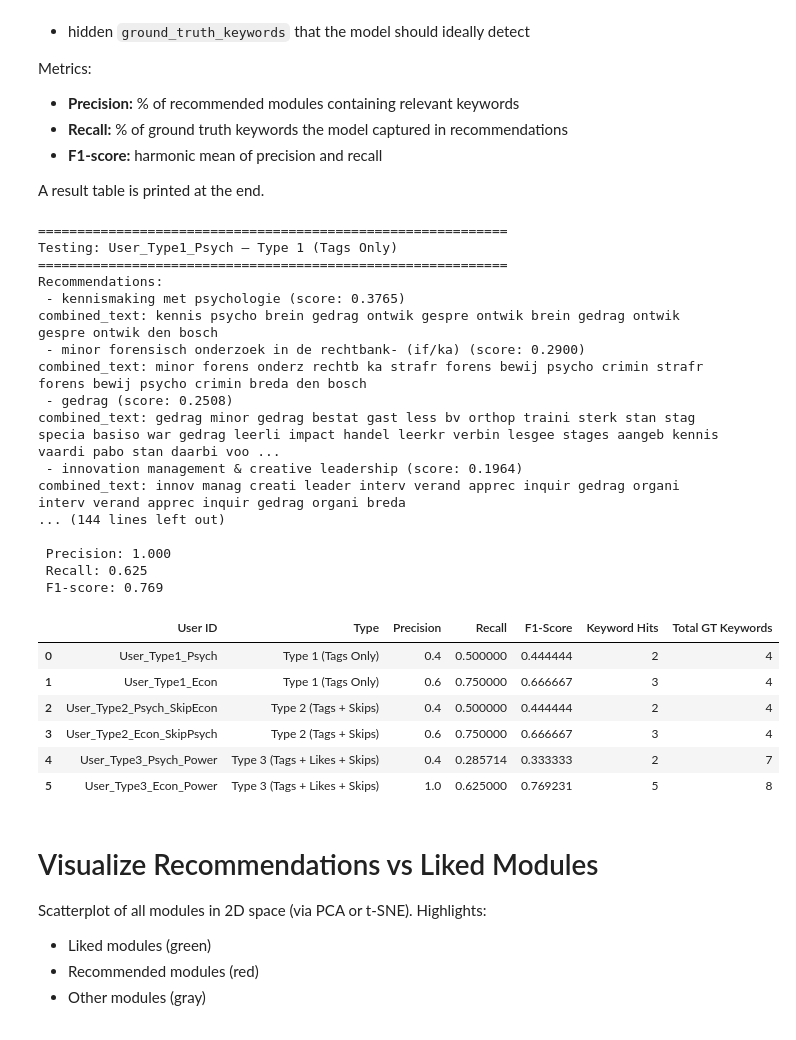
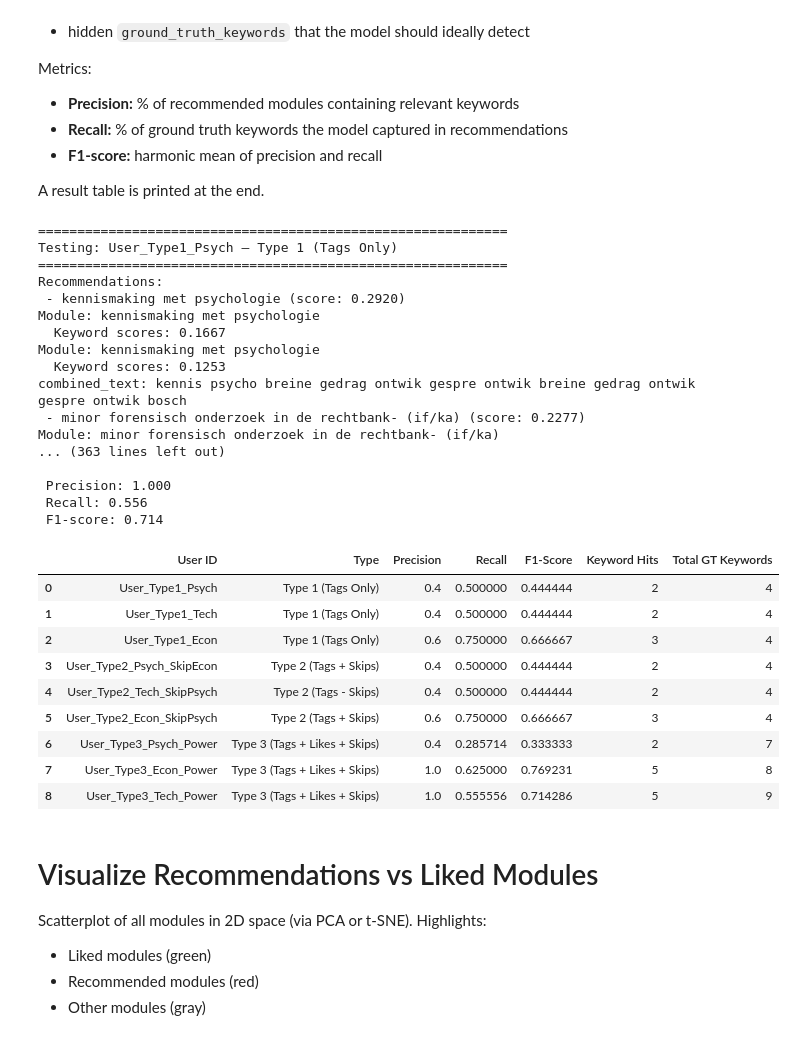
Before and after one commit to s-kroonen/Duo-LU2-AI, a Jupyter notebook: cleaning_recommendation_threepart.ipynb, the cells around one changed output. Cells and saved outputs as stored; diff of their text form; code cells hidden in the pictures.

Commit message:
new user and tag explanation

```diff
--- a/cleaning_recommendation_threepart.ipynb
+++ b/cleaning_recommendation_threepart.ipynb
@@ -58,8 +80,8 @@ except LookupError:
 
 # Load dataset
 raw_path = "Uitgebreide_VKM_dataset.csv"
-df_raw = pd.read_csv(raw_path)
-print(f"Loaded dataset with {len(df_raw)} rows and {len(df_raw.columns)} columns")
+df_pre_clean = pd.read_csv(raw_path)
+print(f"Loaded dataset with {len(df_pre_clean)} rows and {len(df_pre_clean.columns)} columns")
 
 # Setup Stopwords for Tags (Dutch + English)
 stop_words = set(stopwords.words('english')) | set(stopwords.words('dutch'))
@@ -212,7 +234,7 @@ We voeren de opschoningsstappen uit met uitleg. De strategie is:
 4. Pas een veilige regex-vervanging toe voor bekende 'weird' zinnen (alleen als de celinhoud precies overeenkomt met een van deze zinnen).
 5. Vul `shortdescription` slim op met de eerste zinnen uit `description` en `content` waar beschikbaar.
 # %%
-df = df_raw.copy()
+df = df_pre_clean.copy()
 cols_to_drop = ["Rood", "Groen", "Blauw", "Geel"]
 df = df.drop(columns=[c for c in cols_to_drop if c in df.columns])
 
@@ -654,10 +743,17 @@ def recommend_to_user(
 # %% [markdown]
 ### Demo
 # %%
+# 0. Build similarity model
+vectorizer, matrix, similarity_df = build_similarity_model(df_clean)
+
+
+
 # 1. Basic demonstration of recommend() function
 example_name = df['name'].iloc[0] if 'name' in df.columns else None
 if example_name is not None:
-    display(recommend(example_name, similarity_df, top_n=5))
+    print("Item-to-item recommendations:")
+    print(f"for {example_name}:\n")
+    display(recommend(example_name, df_clean, df_raw, vectorizer, matrix, top_n=5))
 else:
     print('No name column found to demonstrate recommendations')
 
@@ -675,7 +771,9 @@ user_skipped_modules = [example_module_3]
 
 # 4. Run the new user-based recommendation function
 if 'name' in df.columns:
-    recommend_to_user(
+    print("User-based recommendations:")
+    print(f"with favorite tags: {user_favorite_tags}, liked: {user_liked_modules}, skipped: {user_skipped_modules}\n")
+    display(recommend_to_user(
         favorite_tags=user_favorite_tags,
         liked_modules=user_liked_modules,
         skipped_modules=user_skipped_modules,
@@ -684,5 +782,5 @@ if 'name' in df.columns:
         vectorizer=vectorizer,
         matrix=matrix,
         top_n=5
-    )
+    ))
 # %% [output]
@@ -894,13 +1103,21 @@ def evaluate_recommendations(test_users, df_clean, df_raw, vectorizer, matrix, t
         # --- Extract recommended texts ---
         recommended_texts = []
 
-        for (name, score) in recs:
-            print(f" - {name} (score: {score:.4f})")
+        for item in recs:
+            moduleName = item["module"]
+            score = item["score"]
+            explanations = item["explanation"]
+            print(f" - {moduleName} (score: {score:.4f})")
+
+            for (name, score) in explanations:
+                print(f"  Keyword: {name}")
+                print(f"  Keyword scores: {score:.4f}")
 
             # Look up module in RAW dataset
-            row = df_raw[df_raw["name"] == name]
+            row = df_raw[df_raw["name"] == moduleName]
 
             if len(row) == 0:
+                print(f"Warning: Module '{moduleName}' not found in raw dataset.")
                 continue
 
             # Use the same index to access the NLP dataset
@@ -915,8 +1132,8 @@ def evaluate_recommendations(test_users, df_clean, df_raw, vectorizer, matrix, t
         # Combine into one big bag-of-words for matching
         big_rec_text = " ".join(recommended_texts)
 
-        for u in test_users:
-            print(u["id"], clean_text_nlp(" ".join(u["ground_truth_keywords"])))
+        # for u in test_users:
+        #     print(u["id"], clean_text_nlp(" ".join(u["ground_truth_keywords"])))
 
         # --- Precision Metrics ---
         hits = 0
@@ -941,49 +1158,52 @@ def evaluate_recommendations(test_users, df_clean, df_raw, vectorizer, matrix, t
             "Type": user["type"],
             "Precision": precision,
             "Recall": recall,
             "F1-Score": f1,
             "Keyword Hits": hits,
             "Total GT Keywords": len(user["ground_truth_keywords"])
         })
 
         print(f"\n Precision: {precision:.3f}")
         print(f" Recall: {recall:.3f}")
         print(f" F1-score: {f1:.3f}")
         print("\n")
 
     return pd.DataFrame(results)
 
 
 
 # Run evaluation
 evaluation_df = evaluate_recommendations(test_users, df_clean, df_raw, vectorizer, matrix, top_n=5)
 
 display(evaluation_df)
 # %% [output]
 ============================================================
 Testing: User_Type1_Psych — Type 1 (Tags Only)
 ============================================================
 Recommendations:
- - kennismaking met psychologie (score: 0.3765)
-combined_text: kennis psycho brein gedrag ontwik gespre ontwik brein gedrag ontwik gespre ontwik den bosch
- - minor forensisch onderzoek in de rechtbank- (if/ka) (score: 0.2900)
-combined_text: minor forens onderz rechtb ka strafr forens bewij psycho crimin strafr forens bewij psycho crimin breda den bosch
- - gedrag (score: 0.2508)
-combined_text: gedrag minor gedrag bestat gast less bv orthop traini sterk stan stag specia basiso war gedrag leerli impact handel leerkr verbin lesgee stages aangeb kennis vaardi pabo stan daarbi voo ...
- - innovation management & creative leadership (score: 0.1964)
-combined_text: innov manag creati leader interv verand apprec inquir gedrag organi interv verand apprec inquir gedrag organi breda
-... (144 lines left out)
+ - kennismaking met psychologie (score: 0.2920)
+Module: kennismaking met psychologie
+  Keyword scores: 0.1667
+Module: kennismaking met psychologie
+  Keyword scores: 0.1253
+combined_text: kennis psycho breine gedrag ontwik gespre ontwik breine gedrag ontwik gespre ontwik bosch
+ - minor forensisch onderzoek in de rechtbank- (if/ka) (score: 0.2277)
+Module: minor forensisch onderzoek in de rechtbank- (if/ka)
+... (363 lines left out)
 
  Precision: 1.000
- Recall: 0.625
- F1-score: 0.769
+ Recall: 0.556
+ F1-score: 0.714
 |  | User ID | Type | Precision | Recall | F1-Score | Keyword Hits | Total GT Keywords |
 | 0 | User_Type1_Psych | Type 1 (Tags Only) | 0.4 | 0.500000 | 0.444444 | 2 | 4 |
-| 1 | User_Type1_Econ | Type 1 (Tags Only) | 0.6 | 0.750000 | 0.666667 | 3 | 4 |
-| 2 | User_Type2_Psych_SkipEcon | Type 2 (Tags + Skips) | 0.4 | 0.500000 | 0.444444 | 2 | 4 |
-| 3 | User_Type2_Econ_SkipPsych | Type 2 (Tags + Skips) | 0.6 | 0.750000 | 0.666667 | 3 | 4 |
-| 4 | User_Type3_Psych_Power | Type 3 (Tags + Likes + Skips) | 0.4 | 0.285714 | 0.333333 | 2 | 7 |
-| 5 | User_Type3_Econ_Power | Type 3 (Tags + Likes + Skips) | 1.0 | 0.625000 | 0.769231 | 5 | 8 |
+| 1 | User_Type1_Tech | Type 1 (Tags Only) | 0.4 | 0.500000 | 0.444444 | 2 | 4 |
+| 2 | User_Type1_Econ | Type 1 (Tags Only) | 0.6 | 0.750000 | 0.666667 | 3 | 4 |
+| 3 | User_Type2_Psych_SkipEcon | Type 2 (Tags + Skips) | 0.4 | 0.500000 | 0.444444 | 2 | 4 |
+| 4 | User_Type2_Tech_SkipPsych | Type 2 (Tags - Skips) | 0.4 | 0.500000 | 0.444444 | 2 | 4 |
+| 5 | User_Type2_Econ_SkipPsych | Type 2 (Tags + Skips) | 0.6 | 0.750000 | 0.666667 | 3 | 4 |
+| 6 | User_Type3_Psych_Power | Type 3 (Tags + Likes + Skips) | 0.4 | 0.285714 | 0.333333 | 2 | 7 |
+| 7 | User_Type3_Econ_Power | Type 3 (Tags + Likes + Skips) | 1.0 | 0.625000 | 0.769231 | 5 | 8 |
+| 8 | User_Type3_Tech_Power | Type 3 (Tags + Likes + Skips) | 1.0 | 0.555556 | 0.714286 | 5 | 9 |
 # %% [markdown]
 # Visualize Recommendations vs Liked Modules
 Scatterplot of all modules in 2D space (via PCA or t-SNE).
```
Also changed, not shown: parts of 7 cells of this notebook, 2 other files.
